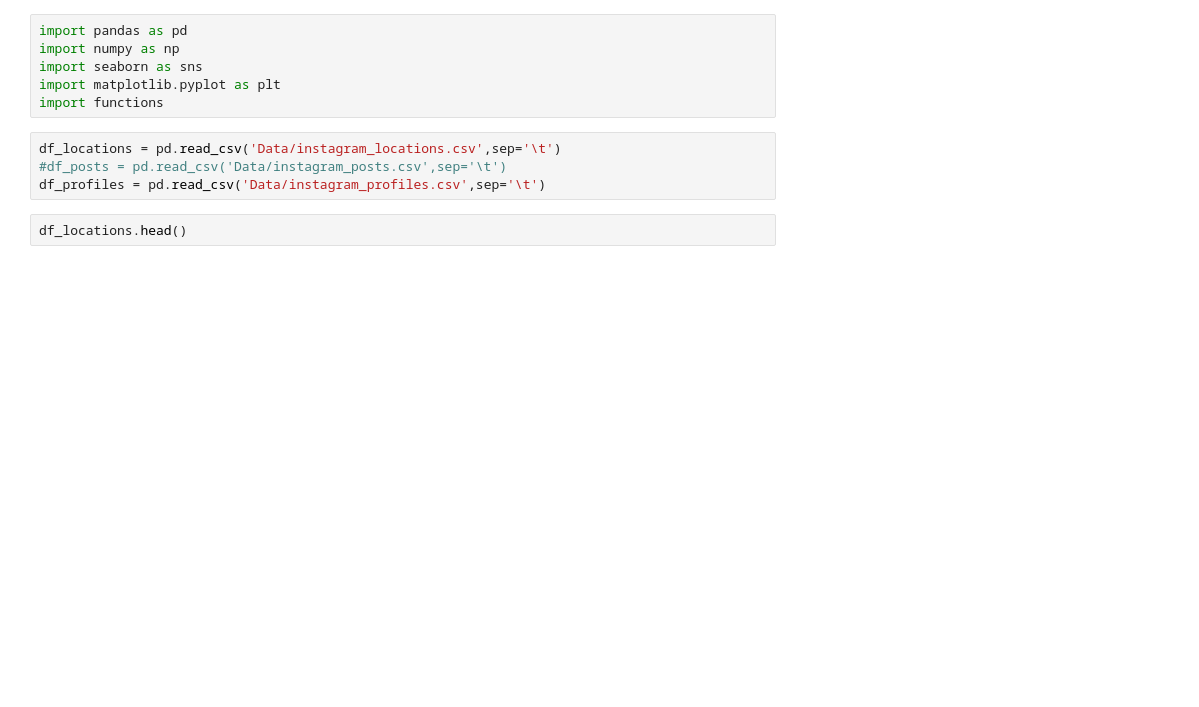
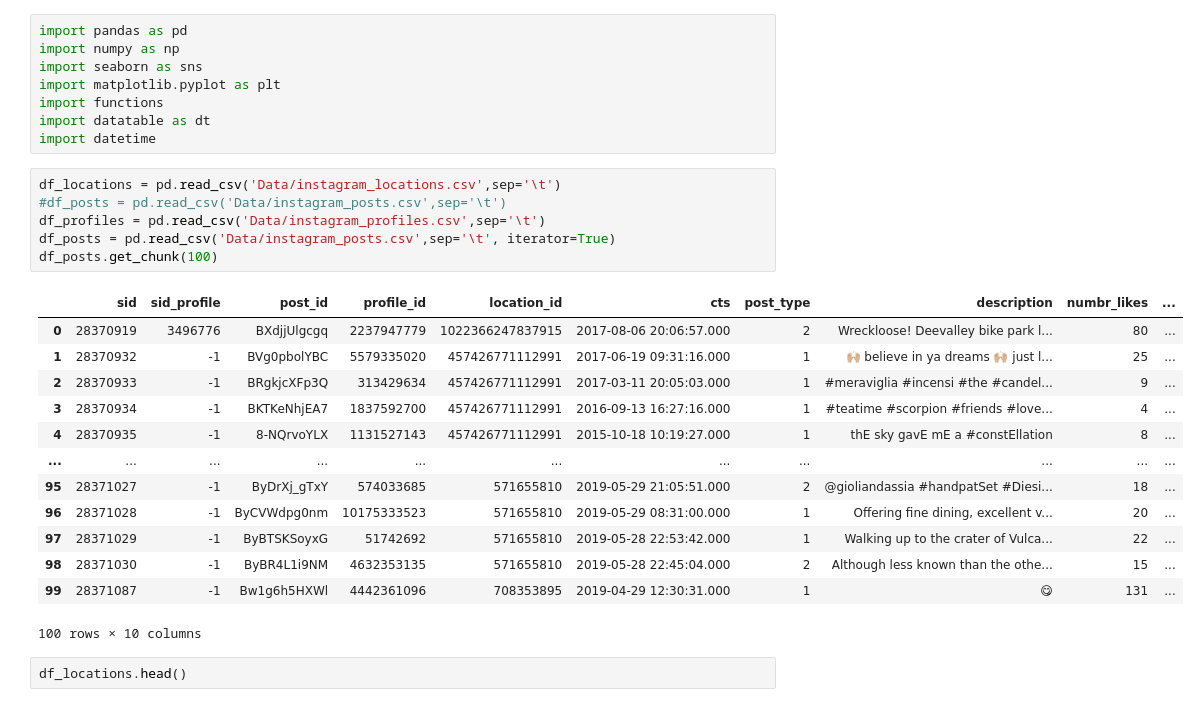
Before and after one commit to masabbah-97/ADM-HW2, a Jupyter notebook: Main.ipynb, the cells around one changed output. Cells and saved outputs as stored; diff of their text form; blank space fills up the shorter version.

```diff
--- a/Main.ipynb
+++ b/Main.ipynb
@@ -4,10 +4,28 @@ import numpy as np
 import seaborn as sns
 import matplotlib.pyplot as plt
 import functions
+import datatable as dt
+import datetime
 # %%
 df_locations = pd.read_csv('Data/instagram_locations.csv',sep='\t')
 #df_posts = pd.read_csv('Data/instagram_posts.csv',sep='\t')
 df_profiles = pd.read_csv('Data/instagram_profiles.csv',sep='\t')
+df_posts = pd.read_csv('Data/instagram_posts.csv',sep='\t', iterator=True)
+df_posts.get_chunk(100)
+# %% [output]
+|  | sid | sid_profile | post_id | profile_id | location_id | cts | post_type | description | numbr_likes | ... |
+| 0 | 28370919 | 3496776 | BXdjjUlgcgq | 2237947779 | 1022366247837915 | 2017-08-06 20:06:57.000 | 2 | Wreckloose! Deevalley bike park l... | 80 | ... |
+| 1 | 28370932 | -1 | BVg0pbolYBC | 5579335020 | 457426771112991 | 2017-06-19 09:31:16.000 | 1 | 🙌🏼 believe in ya dreams 🙌🏼 just l... | 25 | ... |
+| 2 | 28370933 | -1 | BRgkjcXFp3Q | 313429634 | 457426771112991 | 2017-03-11 20:05:03.000 | 1 | #meraviglia #incensi #the #candel... | 9 | ... |
+| 3 | 28370934 | -1 | BKTKeNhjEA7 | 1837592700 | 457426771112991 | 2016-09-13 16:27:16.000 | 1 | #teatime #scorpion #friends #love... | 4 | ... |
+| 4 | 28370935 | -1 | 8-NQrvoYLX | 1131527143 | 457426771112991 | 2015-10-18 10:19:27.000 | 1 | thE sky gavE mE a #constEllation | 8 | ... |
+| ... | ... | ... | ... | ... | ... | ... | ... | ... | ... | ... |
+| 95 | 28371027 | -1 | ByDrXj_gTxY | 574033685 | 571655810 | 2019-05-29 21:05:51.000 | 2 | @gioliandassia #handpatSet #Diesi... | 18 | ... |
+| 96 | 28371028 | -1 | ByCVWdpg0nm | 10175333523 | 571655810 | 2019-05-29 08:31:00.000 | 1 | Offering fine dining, excellent v... | 20 | ... |
+| 97 | 28371029 | -1 | ByBTSKSoyxG | 51742692 | 571655810 | 2019-05-28 22:53:42.000 | 1 | Walking up to the crater of Vulca... | 22 | ... |
+| 98 | 28371030 | -1 | ByBR4L1i9NM | 4632353135 | 571655810 | 2019-05-28 22:45:04.000 | 2 | Although less known than the othe... | 15 | ... |
+| 99 | 28371087 | -1 | Bw1g6h5HXWl | 4442361096 | 708353895 | 2019-04-29 12:30:31.000 | 1 | 😋 | 131 | ... |
+100 rows × 10 columns
 # %%
 df_locations.head()
 # %% [output]
```
Also changed, not shown: parts of 29 cells of this notebook, 2 other files.
